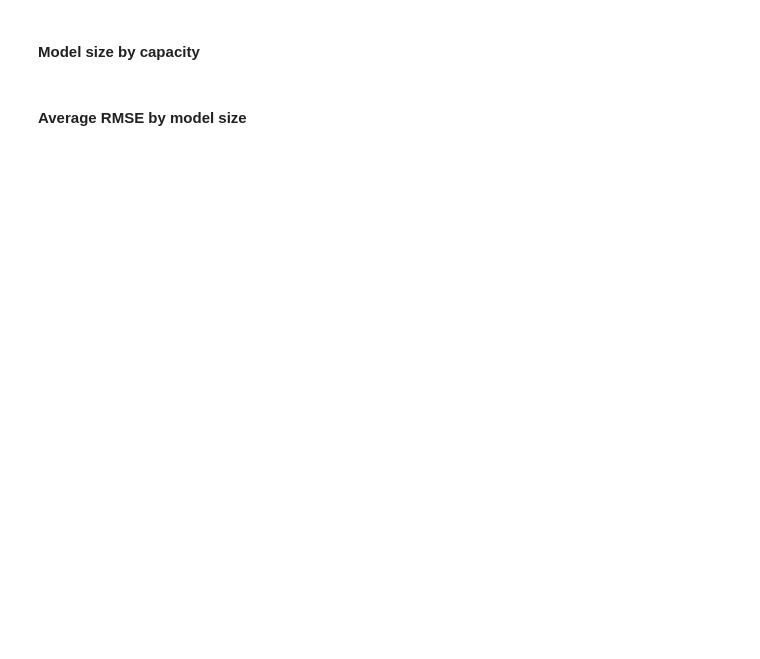
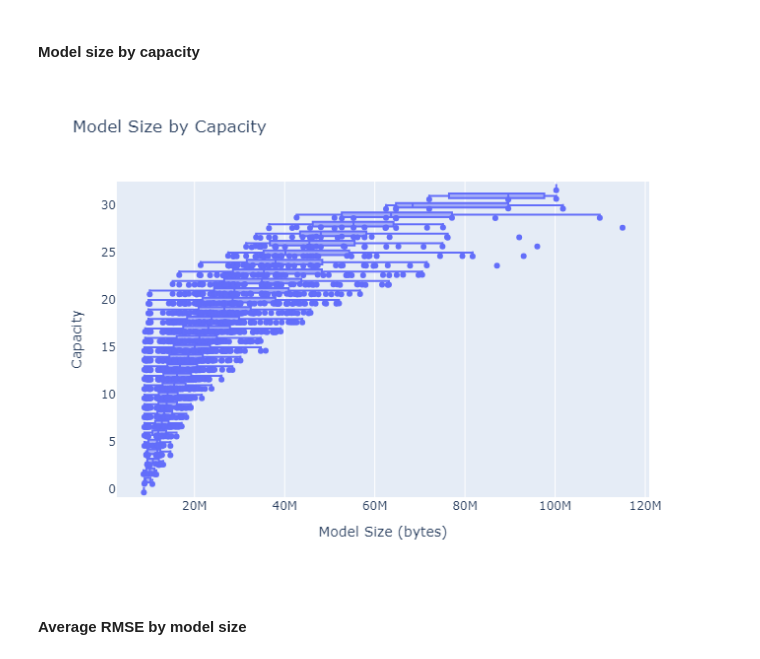
Before and after one commit to aleks-linya/overfitting, a Jupyter notebook: notebooks/overfitting.ipynb, the cells around one changed output. Saved outputs shown, nothing was run; the diff lists cells and outputs as text; code cells hidden in the pictures; blank space fills up the shorter version.

```diff
--- a/notebooks/overfitting.ipynb
+++ b/notebooks/overfitting.ipynb
@@ -963,7 +994,9 @@ fig.show()
 # %%
 fig = px.box(real_overfitting_df, x="model size", y="capacity", orientation='h', points="all", title="Model Size by Capacity")
 fig.update_layout(yaxis_title="Capacity", xaxis_title="Model Size (bytes)")
-fig.show()
+show_fig(fig)
+# %% [output]
+[figure, added]
 # %% [markdown]
 #### Average RMSE by model size
 # %%
```
Also changed, not shown: parts of 27 cells of this notebook.
